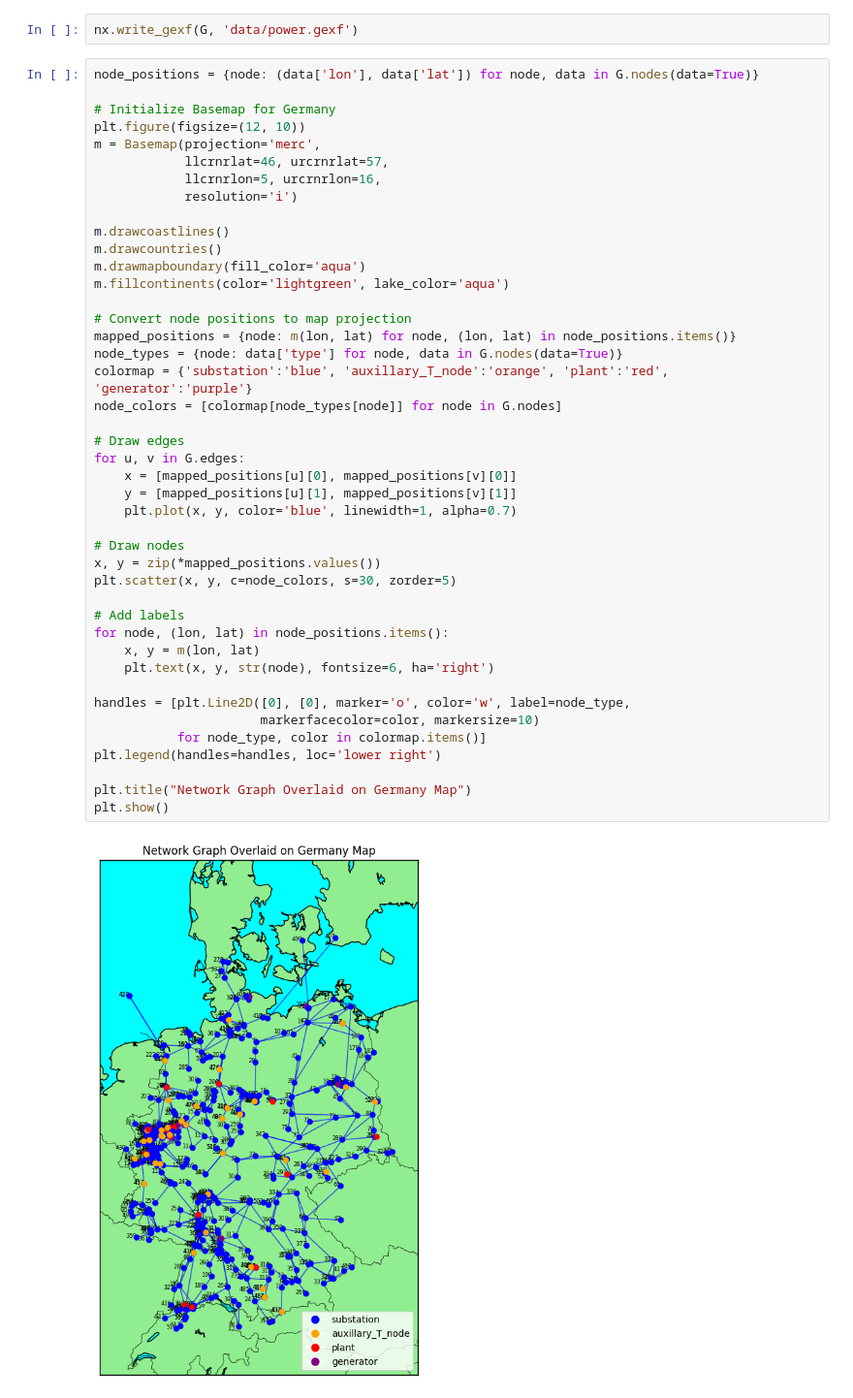
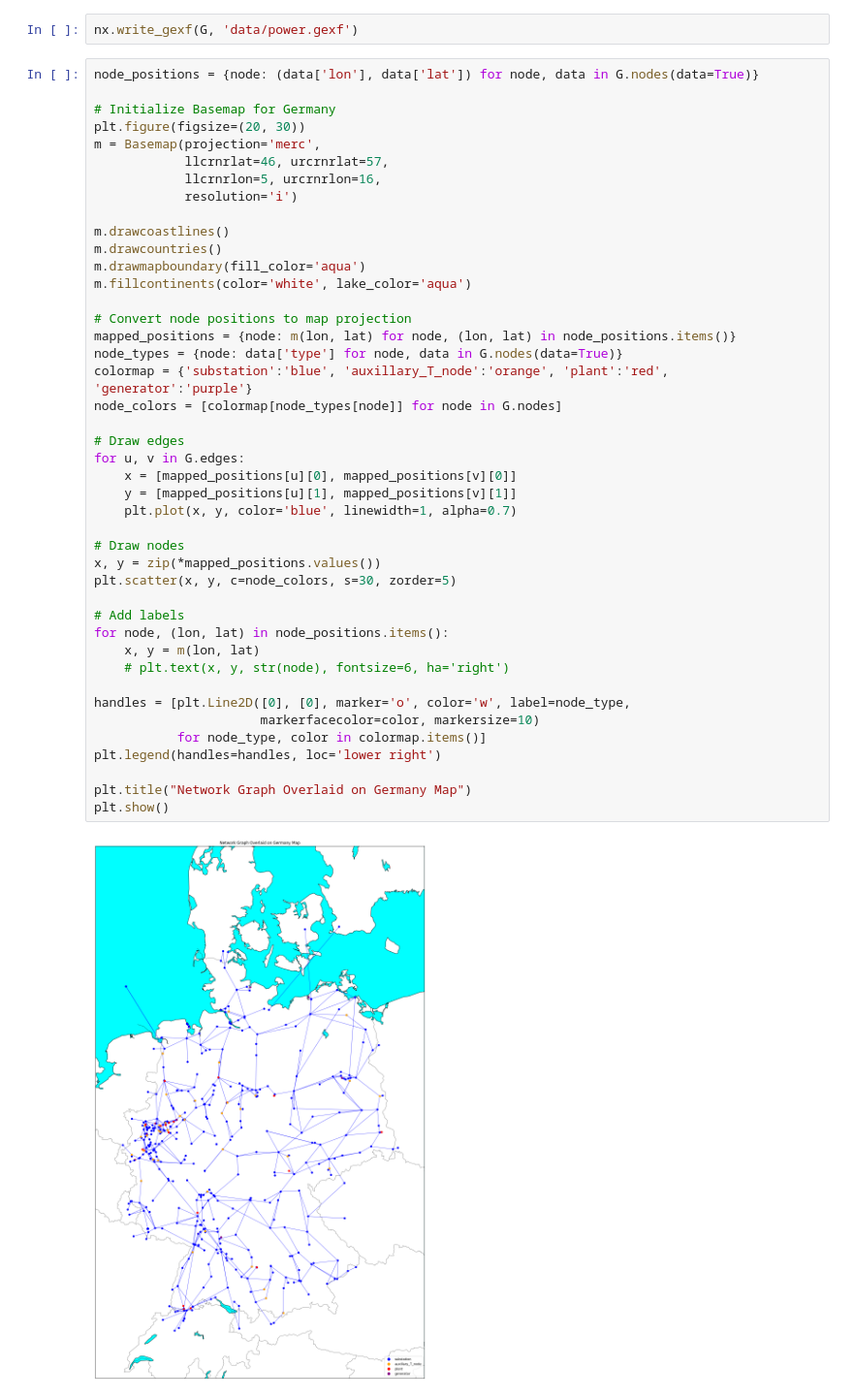
Before and after one commit to lschulte09/network_sci, a Jupyter notebook: Project/Project.ipynb, the cells around one changed output. Shown at 97% size. Cells and saved outputs as stored; diff of their text form.

```diff
--- a/Project/Project.ipynb
+++ b/Project/Project.ipynb
@@ -50,7 +49,7 @@ nx.write_gexf(G, 'data/power.gexf')
 node_positions = {node: (data['lon'], data['lat']) for node, data in G.nodes(data=True)}
 
 # Initialize Basemap for Germany
-plt.figure(figsize=(12, 10))
+plt.figure(figsize=(20, 30))
 m = Basemap(projection='merc',
             llcrnrlat=46, urcrnrlat=57,
             llcrnrlon=5, urcrnrlon=16,
@@ -59,35 +58,35 @@ m = Basemap(projection='merc',
 m.drawcoastlines()
 m.drawcountries()
 m.drawmapboundary(fill_color='aqua')
-m.fillcontinents(color='lightgreen', lake_color='aqua')
+m.fillcontinents(color='white', lake_color='aqua')
 
 # Convert node positions to map projection
 mapped_positions = {node: m(lon, lat) for node, (lon, lat) in node_positions.items()}
 node_types = {node: data['type'] for node, data in G.nodes(data=True)}
 colormap = {'substation':'blue', 'auxillary_T_node':'orange', 'plant':'red', 'generator':'purple'}
 node_colors = [colormap[node_types[node]] for node in G.nodes]
 
 # Draw edges
 for u, v in G.edges:
     x = [mapped_positions[u][0], mapped_positions[v][0]]
     y = [mapped_positions[u][1], mapped_positions[v][1]]
     plt.plot(x, y, color='blue', linewidth=1, alpha=0.7)
 
 # Draw nodes
 x, y = zip(*mapped_positions.values())
 plt.scatter(x, y, c=node_colors, s=30, zorder=5)
 
 # Add labels
 for node, (lon, lat) in node_positions.items():
     x, y = m(lon, lat)
-    plt.text(x, y, str(node), fontsize=6, ha='right')
+    # plt.text(x, y, str(node), fontsize=6, ha='right')
 
 handles = [plt.Line2D([0], [0], marker='o', color='w', label=node_type,
                       markerfacecolor=color, markersize=10)
            for node_type, color in colormap.items()]
 plt.legend(handles=handles, loc='lower right')
 
 plt.title("Network Graph Overlaid on Germany Map")
 plt.show()
 # %% [output]
-[figure, old version]
+[figure, new version]
```
Also changed, not shown: parts of 1 cell of this notebook, 7 other files.
